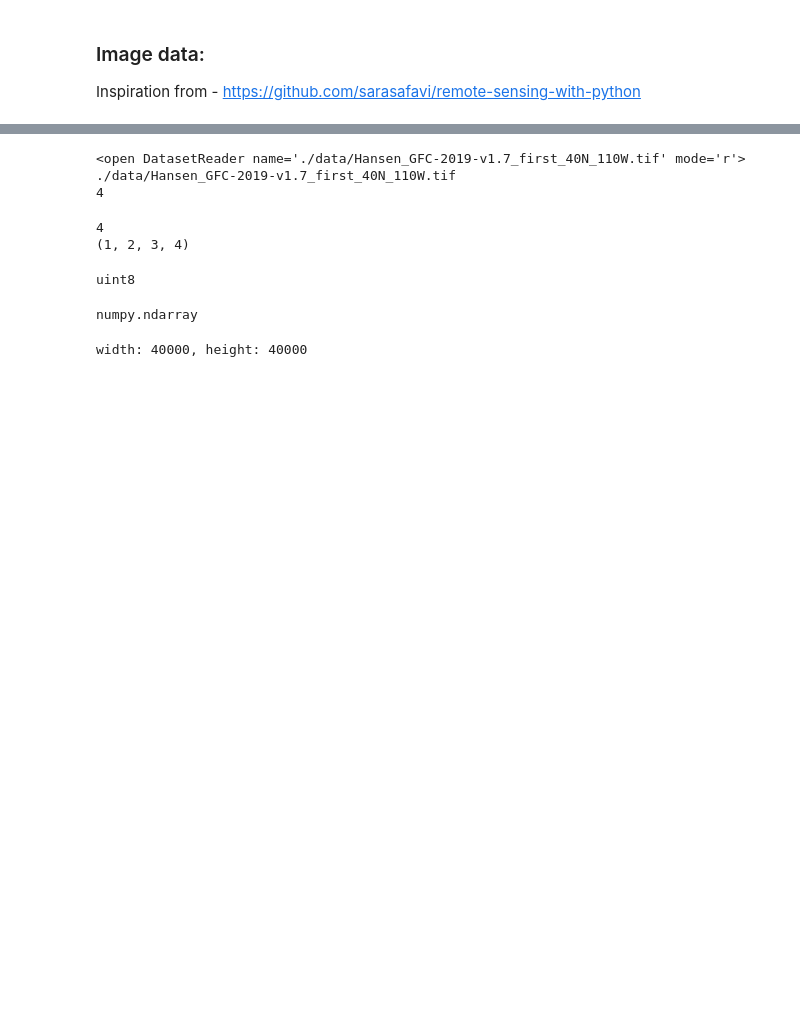
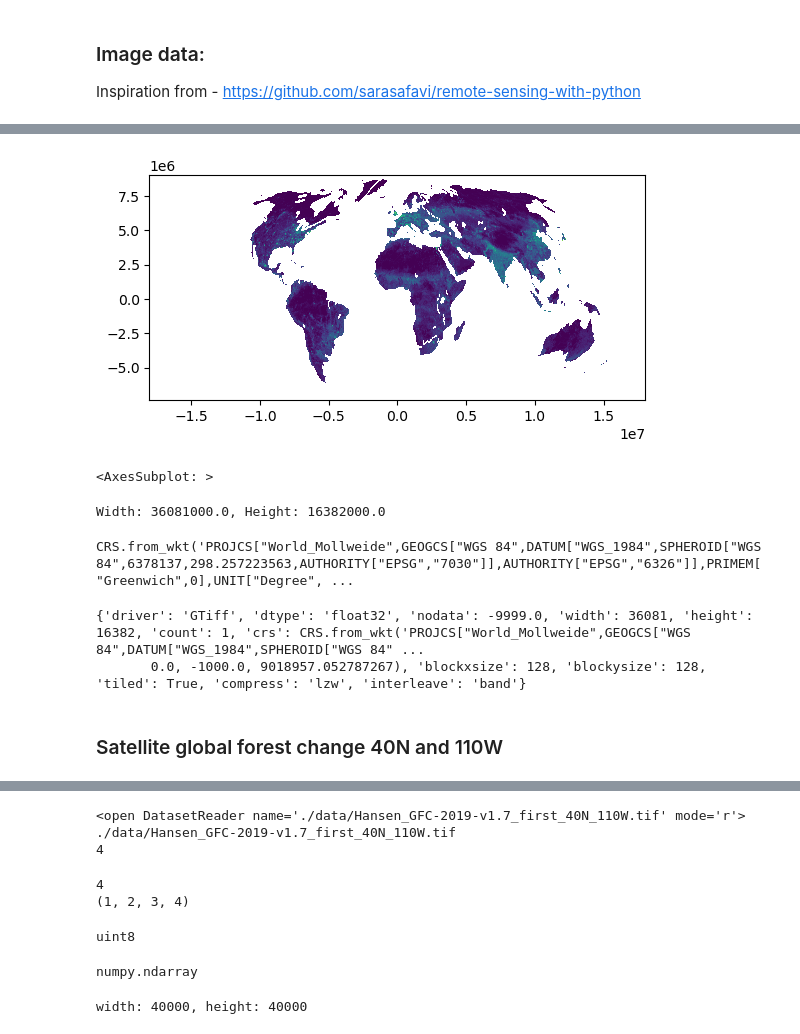
Before and after one commit to lara-es/Capstone, a Jupyter notebook: ml-HFI.ipynb, the cells around one changed output, grey strips where cells are left out. Saved outputs shown, nothing was run; the diff lists cells and outputs as text; code cells hidden in the pictures; blank space fills up the shorter version.

```diff
--- a/ml-HFI.ipynb
+++ b/ml-HFI.ipynb
@@ -140,0 +195,3 @@ import rasterio
+# %%
+hfp_sat_file = "./data/HFP2009.tif"
+hfp_sat = rasterio.open(hfp_sat_file)
@@ -141,3 +213,26 @@ import rasterio
+# %%
+show(hfp_sat)
+# %% [output]
+[figure, added]
+<AxesSubplot: >
+# %%
+width_in_projected_units = hfp_sat.bounds.right - hfp_sat.bounds.left
+height_in_projected_units = hfp_sat.bounds.top - hfp_sat.bounds.bottom
+
+print("Width: {}, Height: {}".format(width_in_projected_units, height_in_projected_units))
+# %% [output]
+Width: 36081000.0, Height: 16382000.0
+# %%
+hfp_sat.crs
+# %% [output]
+CRS.from_wkt('PROJCS["World_Mollweide",GEOGCS["WGS 84",DATUM["WGS_1984",SPHEROID["WGS 84",6378137,298.257223563,AUTHORITY["EPSG","7030"]],AUTHORITY["EPSG","6326"]],PRIMEM["Greenwich",0],UNIT["Degree", ...
+# %%
+hfp_sat.profile
+# %% [output]
+{'driver': 'GTiff', 'dtype': 'float32', 'nodata': -9999.0, 'width': 36081, 'height': 16382, 'count': 1, 'crs': CRS.from_wkt('PROJCS["World_Mollweide",GEOGCS["WGS 84",DATUM["WGS_1984",SPHEROID["WGS 84" ...
+       0.0, -1000.0, 9018957.052787267), 'blockxsize': 128, 'blockysize': 128, 'tiled': True, 'compress': 'lzw', 'interleave': 'band'}
+# %% [markdown]
+### Satellite global forest change 40N and 110W
 # %%
 image_file = "./data/Hansen_GFC-2019-v1.7_first_40N_110W.tif"
 
```
Also changed, not shown: parts of 39 cells of this notebook, 3 other files.
